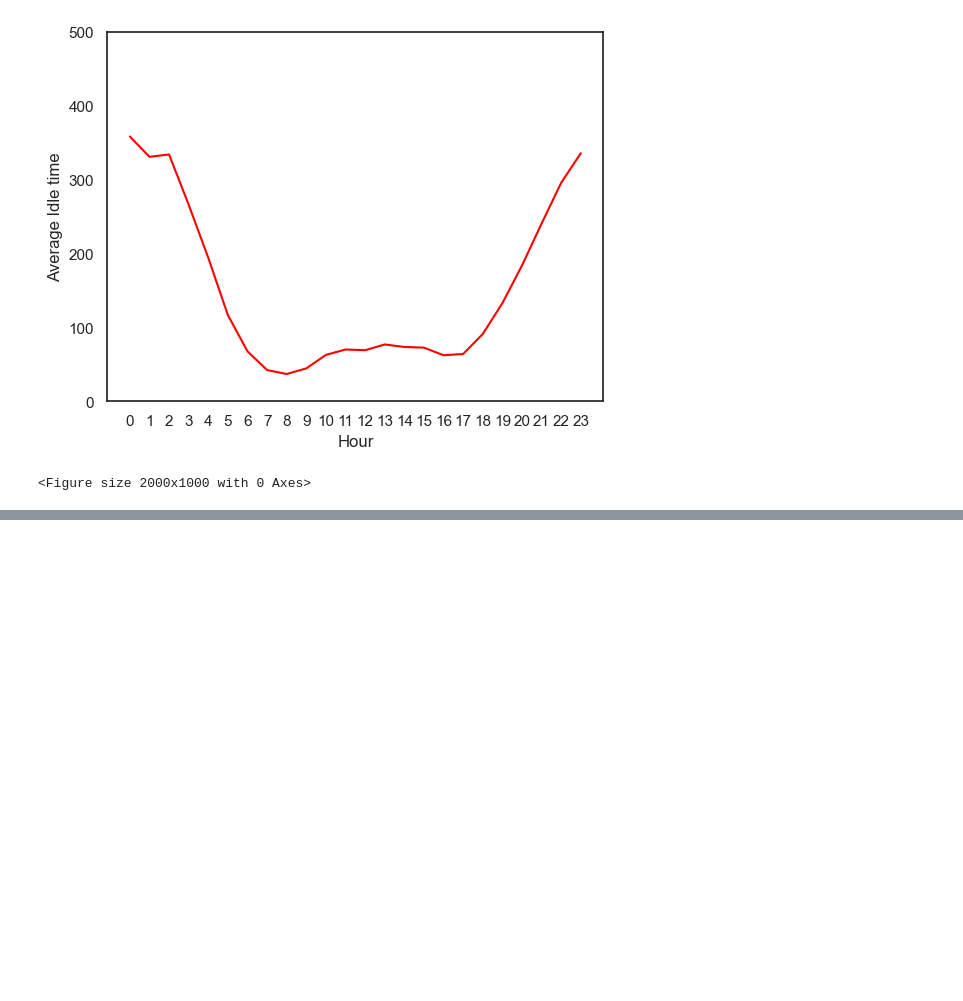
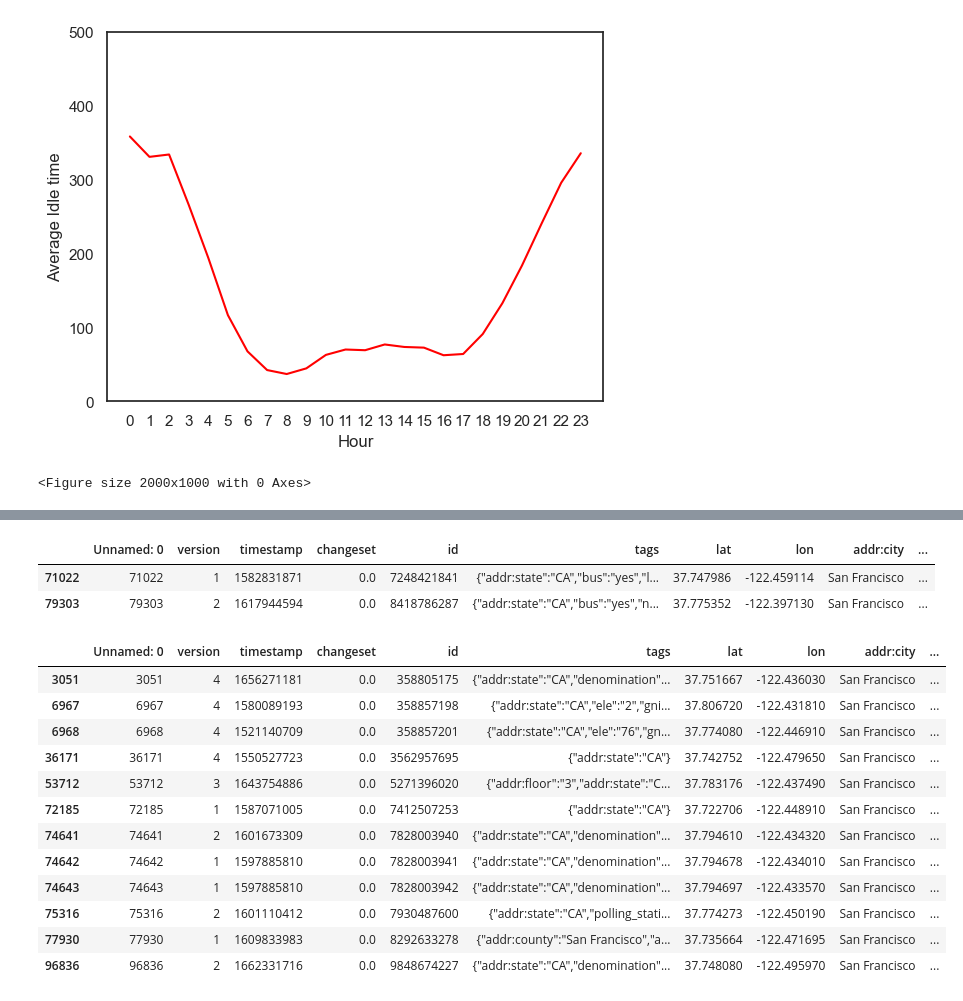
Before and after one commit to Ppkhanh/The-Learning-Machines, a Jupyter notebook: AddingFeatures.ipynb, the cells around one changed output, grey strips where cells are left out. Drawn from its saved outputs; the diff is of its cells as text; code cells hidden in the pictures; blank space fills up the shorter version.

Commit message:
update location

```diff
--- a/AddingFeatures.ipynb
+++ b/AddingFeatures.ipynb
@@ -557,0 +502,5 @@ summer_2019.head(10)
+# %%
+location_geo = gpd.GeoDataFrame(location_df, geometry=gpd.points_from_xy(location_df['lon'], location_df['lat']))
+# %%
+city =["San Francisco","South San Francisco"]
+location_geo = location_geo[location_geo['addr:city'].isin(city)]
@@ -557,0 +526,2 @@ summer_2019.head(10)
+# %%
+location_geo.dropna(axis= 'columns',thresh=2000, inplace=True)
@@ -557,0 +617,3 @@ summer_2019.head(10)
+# %%
+station_geo = station_geo.set_crs(epsg=4326)
+location_geo = location_geo.set_crs(epsg=4326)
@@ -557,0 +658,26 @@ summer_2019.head(10)
+# %%
+public_transport =["bus_station"]
+bus_geo = location_geo[location_geo['amenity'].isin(public_transport)]
+bus_geo
+# %% [output]
+|  | Unnamed: 0 | version | timestamp | changeset | id | tags | lat | lon | addr:city | ... |
+| 71022 | 71022 | 1 | 1582831871 | 0.0 | 7248421841 | {"addr:state":"CA","bus":"yes","l... | 37.747986 | -122.459114 | San Francisco | ... |
+| 79303 | 79303 | 2 | 1617944594 | 0.0 | 8418786287 | {"addr:state":"CA","bus":"yes","n... | 37.775352 | -122.397130 | San Francisco | ... |
+# %%
+school= ["college","university","school"]
+school_geo = location_geo[location_geo['amenity'].isin(school)]
+school_geo
+# %% [output]
+|  | Unnamed: 0 | version | timestamp | changeset | id | tags | lat | lon | addr:city | ... |
+| 3051 | 3051 | 4 | 1656271181 | 0.0 | 358805175 | {"addr:state":"CA","denomination"... | 37.751667 | -122.436030 | San Francisco | ... |
+| 6967 | 6967 | 4 | 1580089193 | 0.0 | 358857198 | {"addr:state":"CA","ele":"2","gni... | 37.806720 | -122.431810 | San Francisco | ... |
+| 6968 | 6968 | 4 | 1521140709 | 0.0 | 358857201 | {"addr:state":"CA","ele":"76","gn... | 37.774080 | -122.446910 | San Francisco | ... |
+| 36171 | 36171 | 4 | 1550527723 | 0.0 | 3562957695 | {"addr:state":"CA"} | 37.742752 | -122.479650 | San Francisco | ... |
+| 53712 | 53712 | 3 | 1643754886 | 0.0 | 5271396020 | {"addr:floor":"3","addr:state":"C... | 37.783176 | -122.437490 | San Francisco | ... |
+| 72185 | 72185 | 1 | 1587071005 | 0.0 | 7412507253 | {"addr:state":"CA"} | 37.722706 | -122.448910 | San Francisco | ... |
+| 74641 | 74641 | 2 | 1601673309 | 0.0 | 7828003940 | {"addr:state":"CA","denomination"... | 37.794610 | -122.434320 | San Francisco | ... |
+| 74642 | 74642 | 1 | 1597885810 | 0.0 | 7828003941 | {"addr:state":"CA","denomination"... | 37.794678 | -122.434010 | San Francisco | ... |
+| 74643 | 74643 | 1 | 1597885810 | 0.0 | 7828003942 | {"addr:state":"CA","denomination"... | 37.794697 | -122.433570 | San Francisco | ... |
+| 75316 | 75316 | 2 | 1601110412 | 0.0 | 7930487600 | {"addr:state":"CA","polling_stati... | 37.774273 | -122.450190 | San Francisco | ... |
+| 77930 | 77930 | 1 | 1609833983 | 0.0 | 8292633278 | {"addr:county":"San Francisco","a... | 37.735664 | -122.471695 | San Francisco | ... |
+| 96836 | 96836 | 2 | 1662331716 | 0.0 | 9848674227 | {"addr:state":"CA","denomination"... | 37.748080 | -122.495970 | San Francisco | ... |
```
Also changed, not shown: parts of 35 cells of this notebook.
